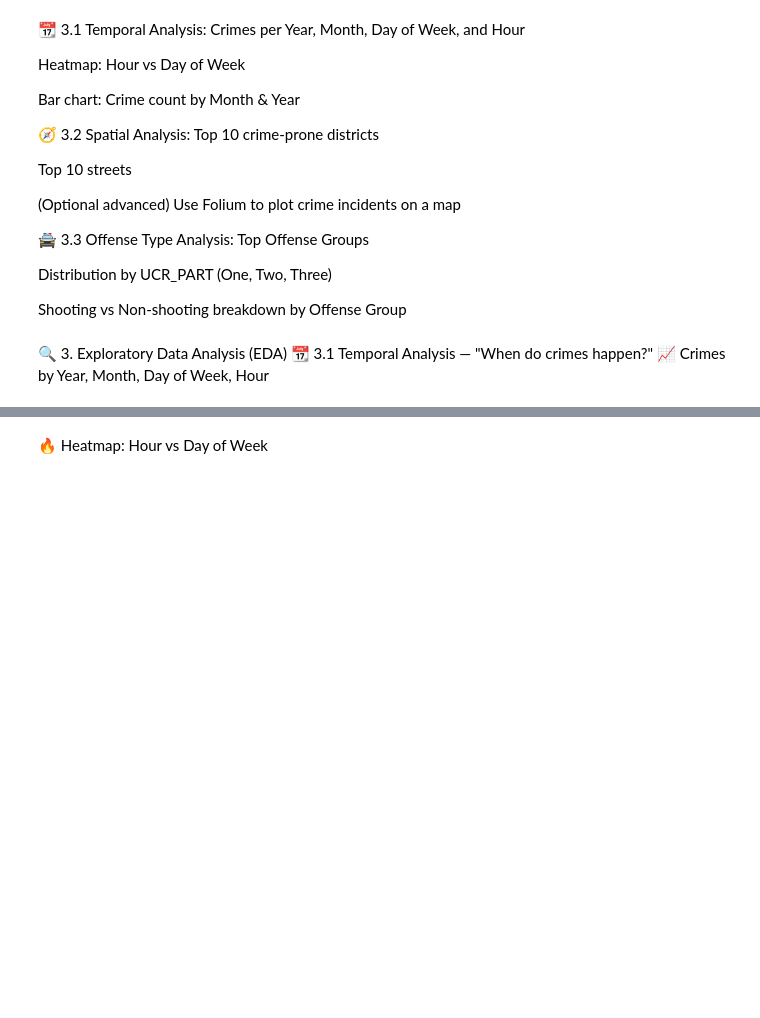
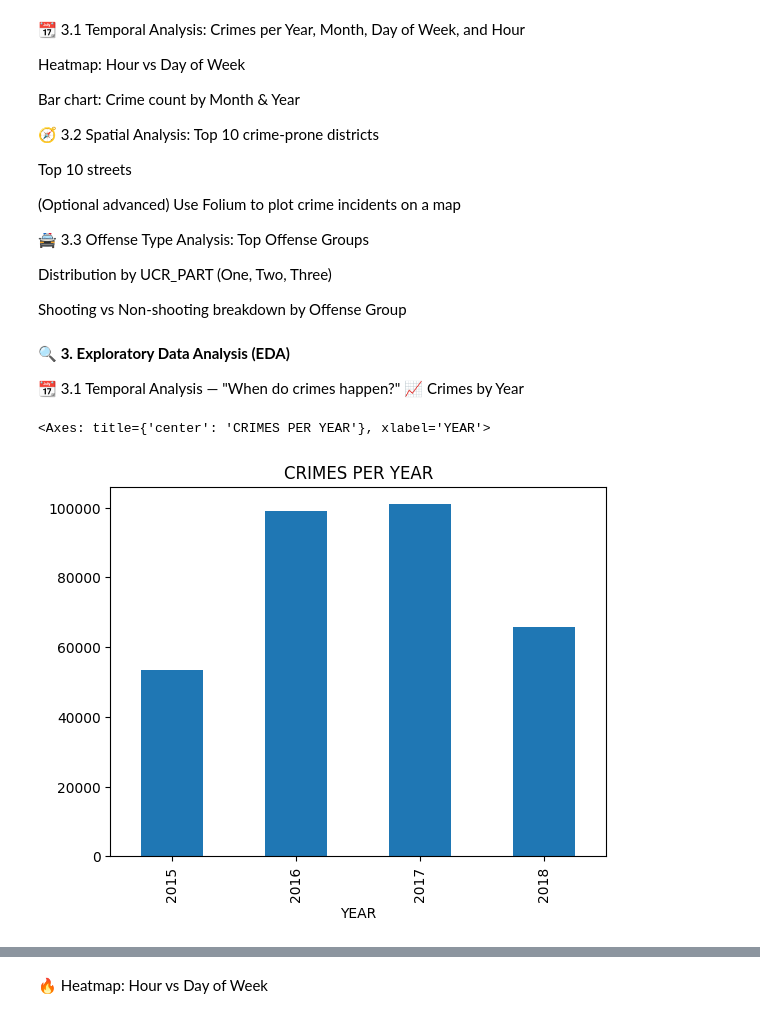
Before and after one commit to NelsonBenle/Crime-data-analyis, a Jupyter notebook: crime-analysis.ipynb, the cells around one changed output, grey strips where cells are left out. Drawn from its saved outputs; the diff is of its cells as text; code cells hidden in the pictures; blank space fills up the shorter version.

Commit message:
FEAT: visual representations using bar graphs of crimes per year, month, day of the week and hour

```diff
--- a/crime-analysis.ipynb
+++ b/crime-analysis.ipynb
@@ -124,9 +124,13 @@ Distribution by UCR_PART (One, Two, Three)
 
 Shooting vs Non-shooting breakdown by Offense Group
 # %% [markdown]
-🔍 3. Exploratory Data Analysis (EDA)
+**🔍 3. Exploratory Data Analysis (EDA)**
+
 📆 3.1 Temporal Analysis — "When do crimes happen?"
-📈 Crimes by Year, Month, Day of Week, Hour
+📈 Crimes by Year
 # %%
 # Crimes per Year
-df['Year'].value_counts().sort_index().plot(kind='bar', title='Crimes per Year')
+df['YEAR'].value_counts().sort_index().plot(kind='bar', title='CRIMES PER YEAR')
+# %% [output]
+<Axes: title={'center': 'CRIMES PER YEAR'}, xlabel='YEAR'>
+[figure, added]
```
Also changed, not shown: parts of 5 cells of this notebook.
